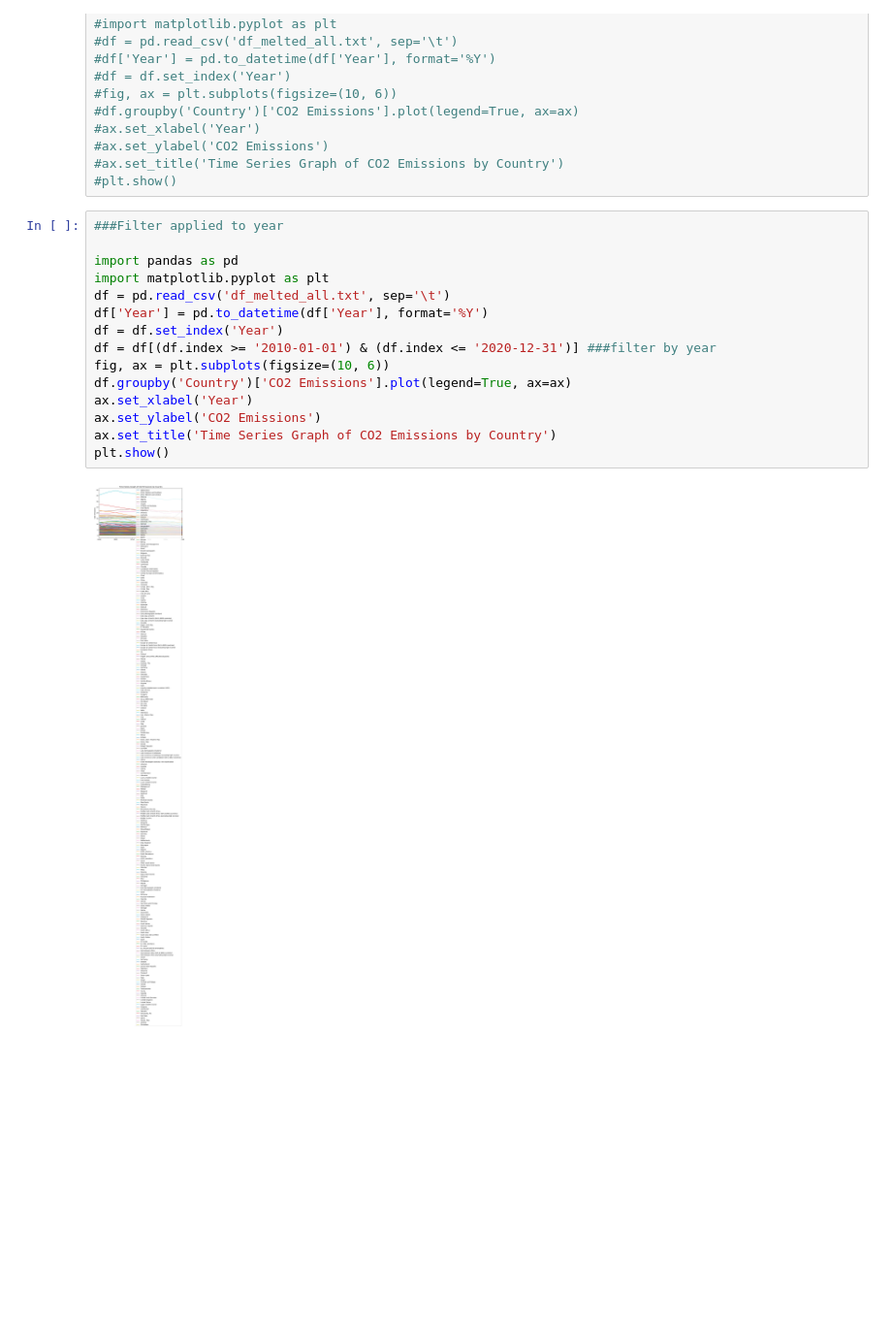
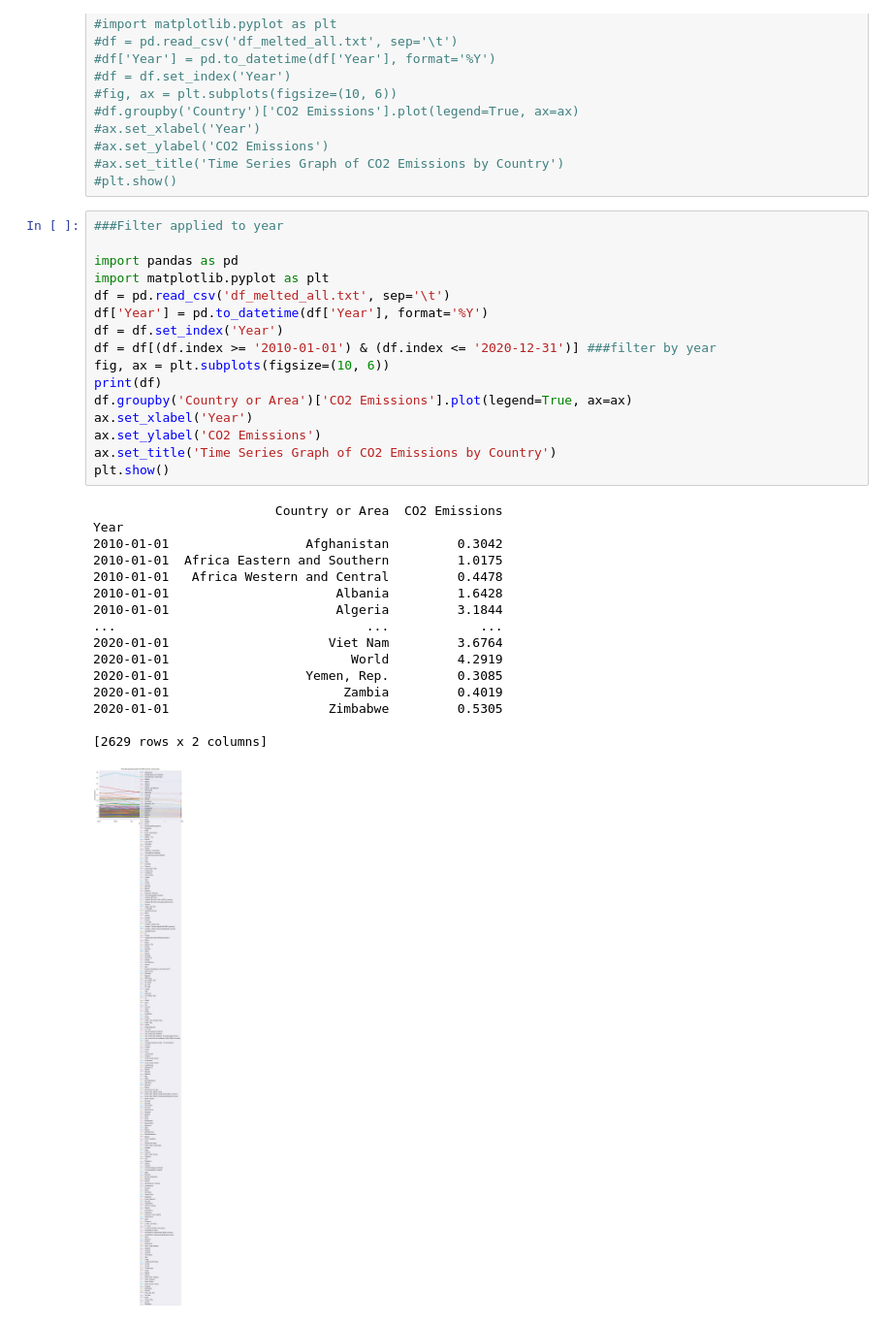
Before and after one commit to BrianRiera/CA_Database-Analytics, a Jupyter notebook: Time Series Plots .ipynb, the cells around one changed output. Shown at 97% size. Cells and saved outputs as stored; diff of their text form; blank space fills up the shorter version.

```diff
--- a/Time Series Plots .ipynb
+++ b/Time Series Plots .ipynb
@@ -49,20 +49,36 @@ def read_table(table_name, connection_settings):
 # %%
 ###Filter applied to year
 
 import pandas as pd
 import matplotlib.pyplot as plt
 df = pd.read_csv('df_melted_all.txt', sep='\t')
 df['Year'] = pd.to_datetime(df['Year'], format='%Y')
 df = df.set_index('Year')
 df = df[(df.index >= '2010-01-01') & (df.index <= '2020-12-31')] ###filter by year
 fig, ax = plt.subplots(figsize=(10, 6))
-df.groupby('Country')['CO2 Emissions'].plot(legend=True, ax=ax)
+print(df)
+df.groupby('Country or Area')['CO2 Emissions'].plot(legend=True, ax=ax)
 ax.set_xlabel('Year')
 ax.set_ylabel('CO2 Emissions')
 ax.set_title('Time Series Graph of CO2 Emissions by Country')
 plt.show()
 # %% [output]
+                        Country or Area  CO2 Emissions
+Year
+2010-01-01                  Afghanistan         0.3042
+2010-01-01  Africa Eastern and Southern         1.0175
+2010-01-01   Africa Western and Central         0.4478
+2010-01-01                      Albania         1.6428
+2010-01-01                      Algeria         3.1844
+...                                 ...            ...
+2020-01-01                     Viet Nam         3.6764
+2020-01-01                        World         4.2919
+2020-01-01                  Yemen, Rep.         0.3085
+2020-01-01                       Zambia         0.4019
+2020-01-01                     Zimbabwe         0.5305
+
+[2629 rows x 2 columns]
-[figure, old version]
+[figure, new version]
 # %%
 ##Filter applied to year and country
 df = pd.read_csv('df_melted_all.txt', sep='\t')
```
Also changed, not shown: parts of 4 cells of this notebook, 1 other file.
